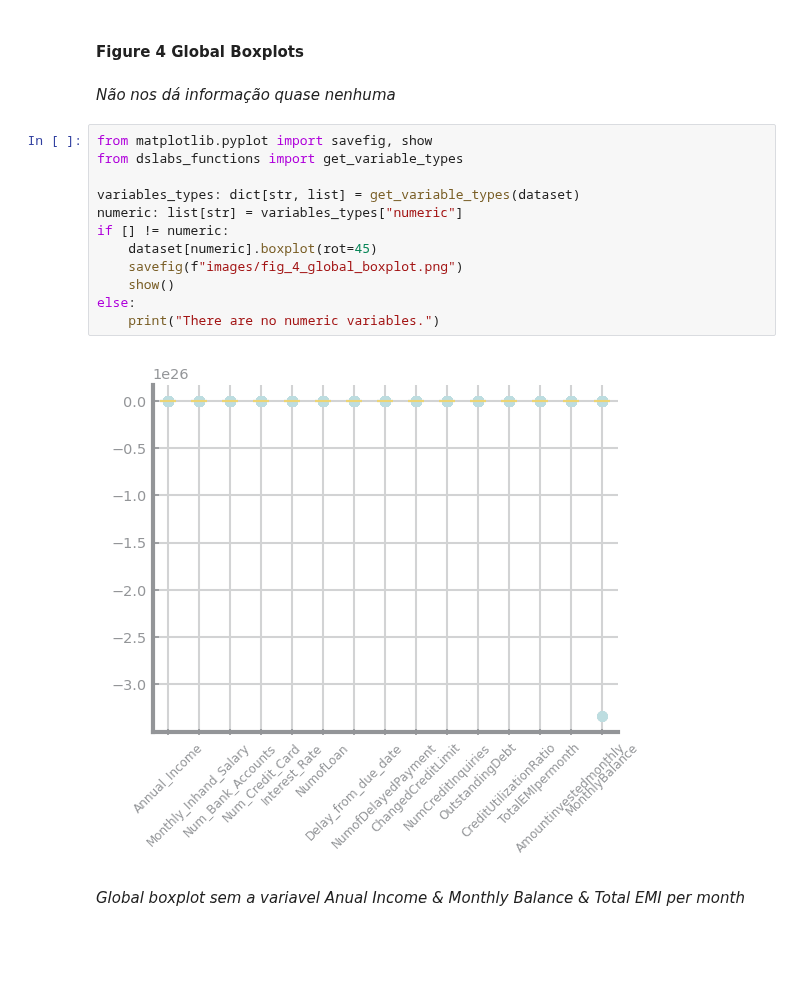
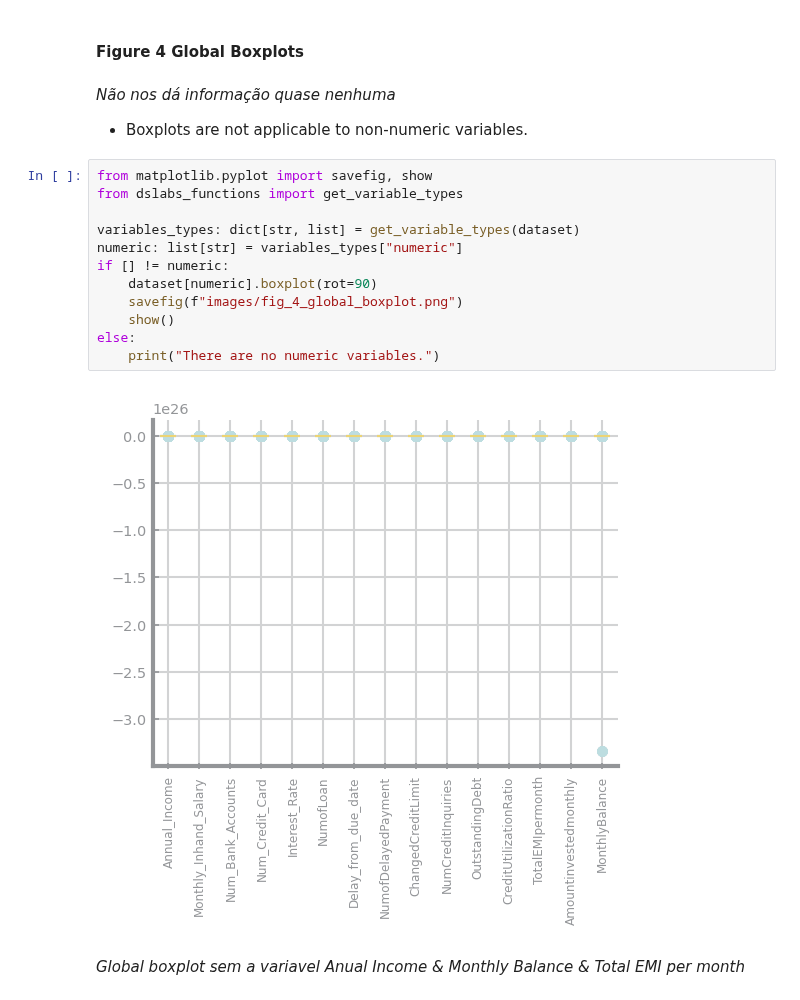
Before and after one commit to franciscoAbreuTecnico/Data-Science-IST, a Jupyter notebook: dataset_services/classification_dataset_2.ipynb, the cells around one changed output. Saved outputs shown, nothing was run; the diff lists cells and outputs as text; blank space fills up the shorter version.

```diff
--- a/dataset_services/classification_dataset_2.ipynb
+++ b/dataset_services/classification_dataset_2.ipynb
@@ -206,20 +206,21 @@ summary5
 #### Figure 4 Global Boxplots
 # %% [markdown]
 *Não nos dá informação quase nenhuma*
+- Boxplots are not applicable to non-numeric variables.
 # %%
 from matplotlib.pyplot import savefig, show
 from dslabs_functions import get_variable_types
 
 variables_types: dict[str, list] = get_variable_types(dataset)
 numeric: list[str] = variables_types["numeric"]
 if [] != numeric:
-    dataset[numeric].boxplot(rot=45)
+    dataset[numeric].boxplot(rot=90)
     savefig(f"images/fig_4_global_boxplot.png")
     show()
 else:
     print("There are no numeric variables.")
 # %% [output]
-[figure, old version]
+[figure, new version]
 # %% [markdown]
 *Global boxplot sem a variavel Anual Income & Monthly Balance & Total EMI per month*
 # %%
```
Also changed, not shown: parts of 3 cells of this notebook, 57 other files.
